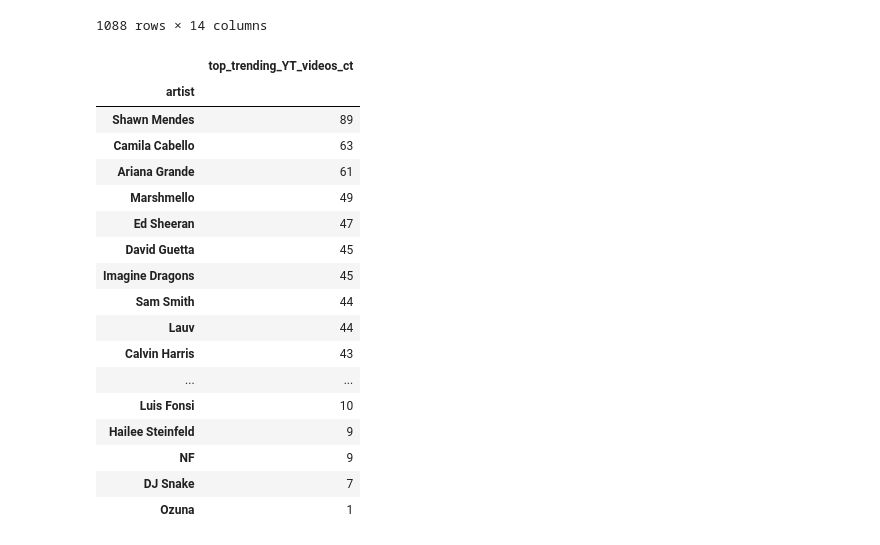
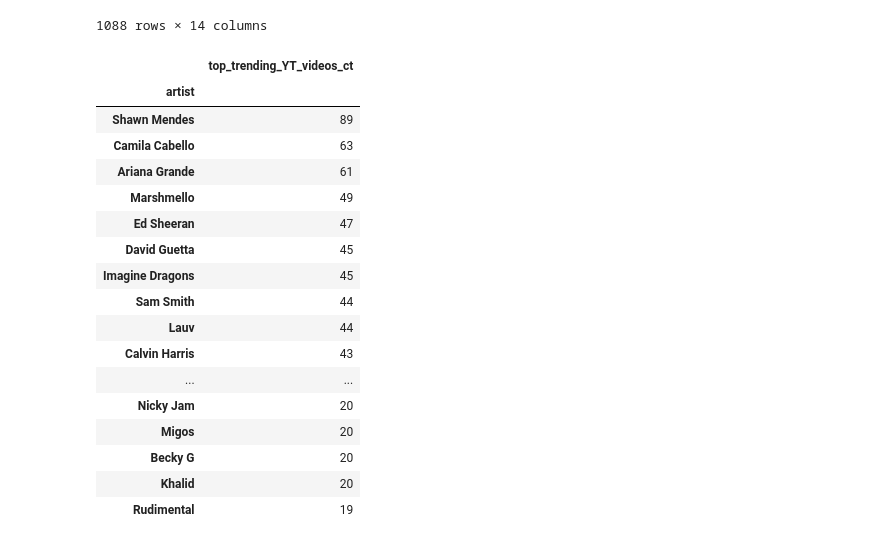
Before and after one commit to jhustles/spotify_youtube_2018_top_trending_music_artists_ETL, a Jupyter notebook: YouTube_Spotify_Matching_Music_2018_ETL.ipynb, the cells around one changed output. Saved outputs shown, nothing was run; the diff lists cells and outputs as text; code cells hidden in the pictures.

Commit message:
Overall finished ETL and produced results and created a Readme

```diff
--- a/YouTube_Spotify_Matching_Music_2018_ETL_redux.ipynb
+++ b/YouTube_Spotify_Matching_Music_2018_ETL.ipynb
@@ -700,23 +704,23 @@ results_df = pd.DataFrame(results)
 results_df = results_df.rename(columns={"channel_title":"top_trending_YT_videos_ct"})
 # %%
 # Viola!
-results_df
+results_df.head(15)
 # %% [output]
 |  | top_trending_YT_videos_ct |
 | artist |  |
 | Shawn Mendes | 89 |
 | Camila Cabello | 63 |
 | Ariana Grande | 61 |
 | Marshmello | 49 |
 | Ed Sheeran | 47 |
 | David Guetta | 45 |
 | Imagine Dragons | 45 |
 | Sam Smith | 44 |
 | Lauv | 44 |
 | Calvin Harris | 43 |
 | ... | ... |
-| Luis Fonsi | 10 |
-| Hailee Steinfeld | 9 |
-| NF | 9 |
-| DJ Snake | 7 |
-| Ozuna | 1 |
+| Nicky Jam | 20 |
+| Migos | 20 |
+| Becky G | 20 |
+| Khalid | 20 |
+| Rudimental | 19 |
```
Also changed, not shown: parts of 3 cells of this notebook, 6 other files.
